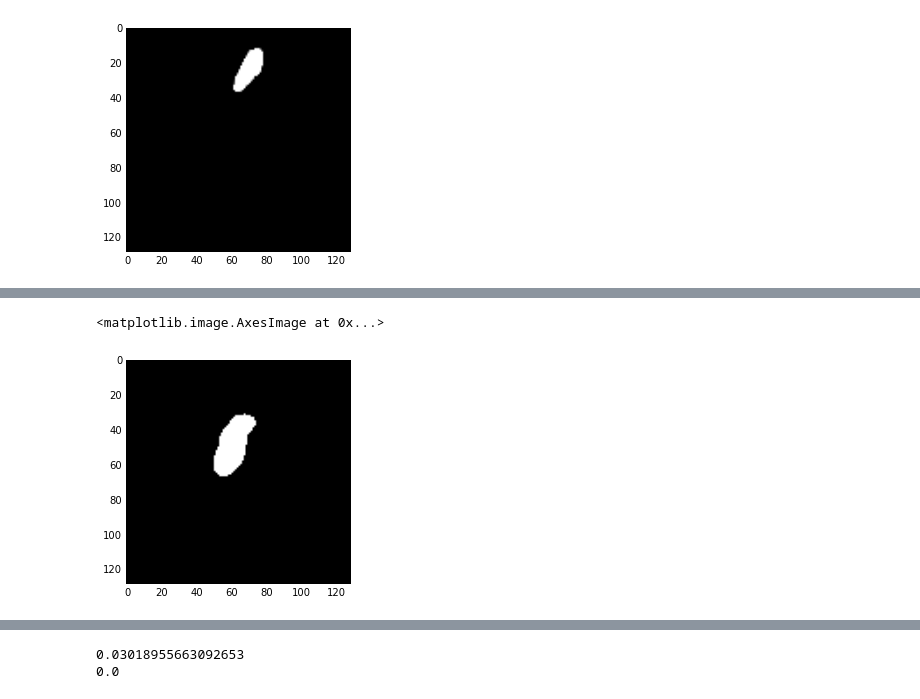
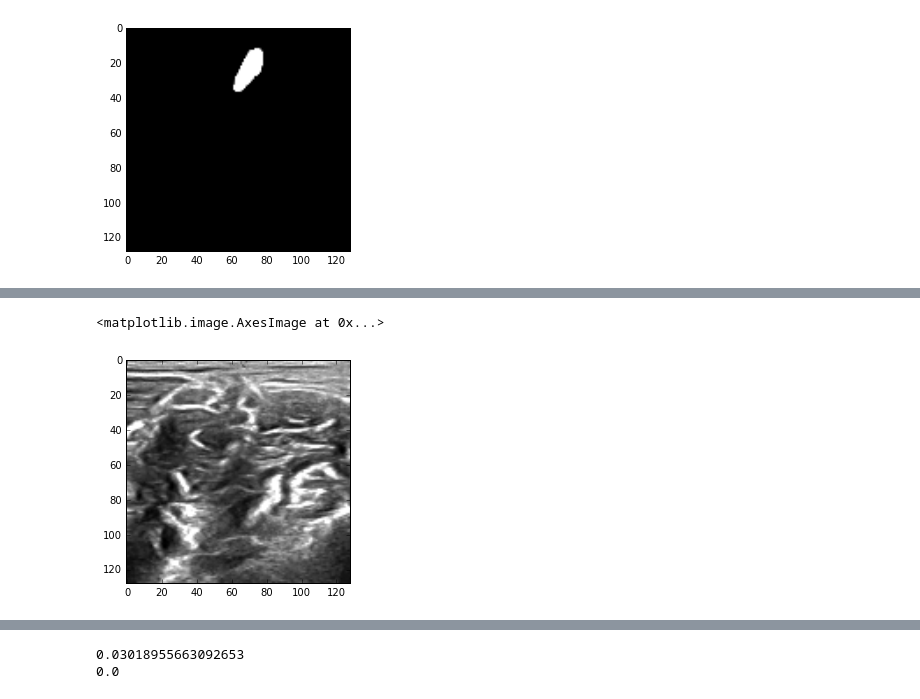
Before and after one commit to thenomemac/Kaggle-Ultrasound-Recombinator, a Jupyter notebook: fcn-ultrasound-kaggle.ipynb, the cells around one changed output, grey strips where cells are left out. Cells and saved outputs as stored; diff of their text form; code cells hidden in the pictures.

```diff
--- a/fcn-ultrasound-kaggle.ipynb
+++ b/fcn-ultrasound-kaggle.ipynb
@@ -559,5 +680,5 @@ YvalPred = batch_apply(Xtrain[:1], f_predict, BATCH_N)
 # %%
-plt.imshow(Ytrain[0].reshape((128, 128)))
+plt.imshow(Xval[300].reshape((128, 128)))
 # %% [output]
 <matplotlib.image.AxesImage at 0x...>
-[figure, old version]
+[figure, new version]
```
Also changed, not shown: parts of 32 cells of this notebook.
